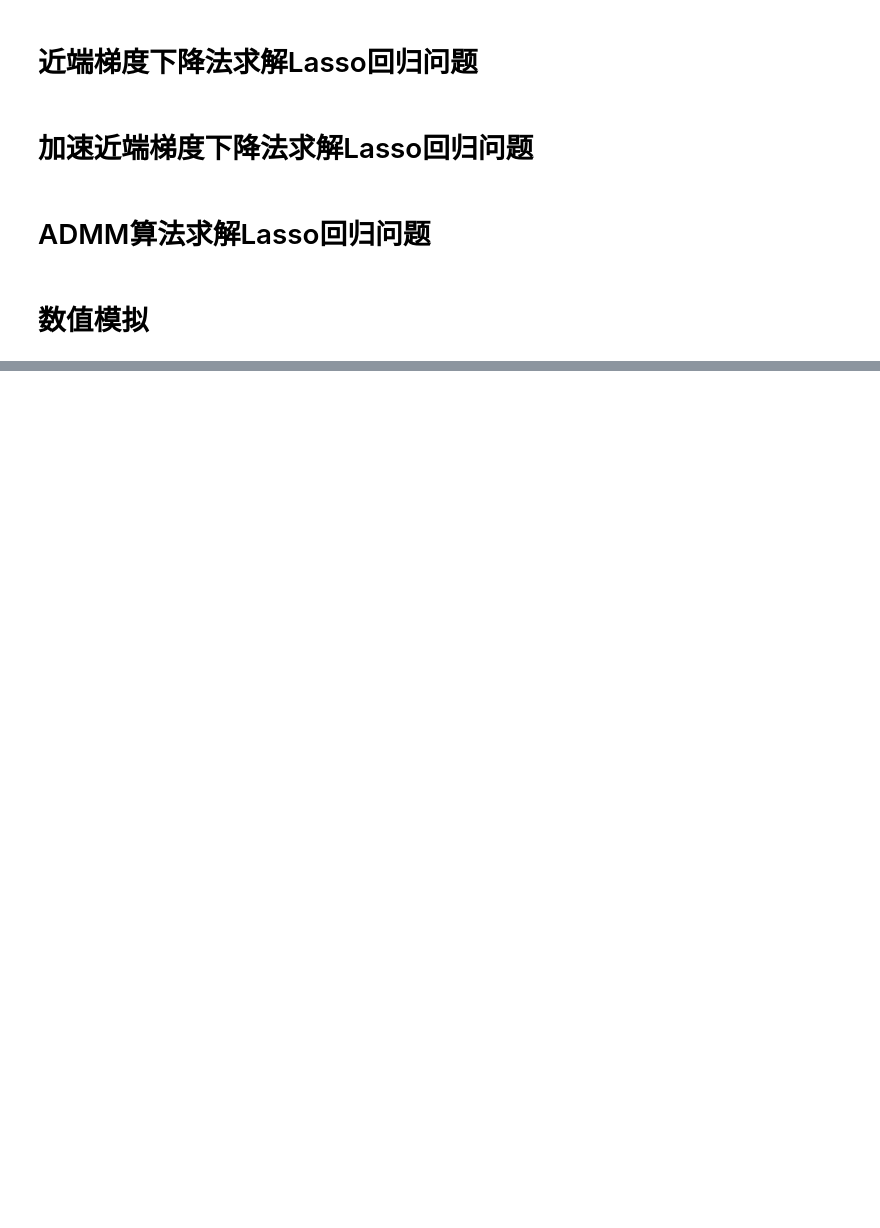
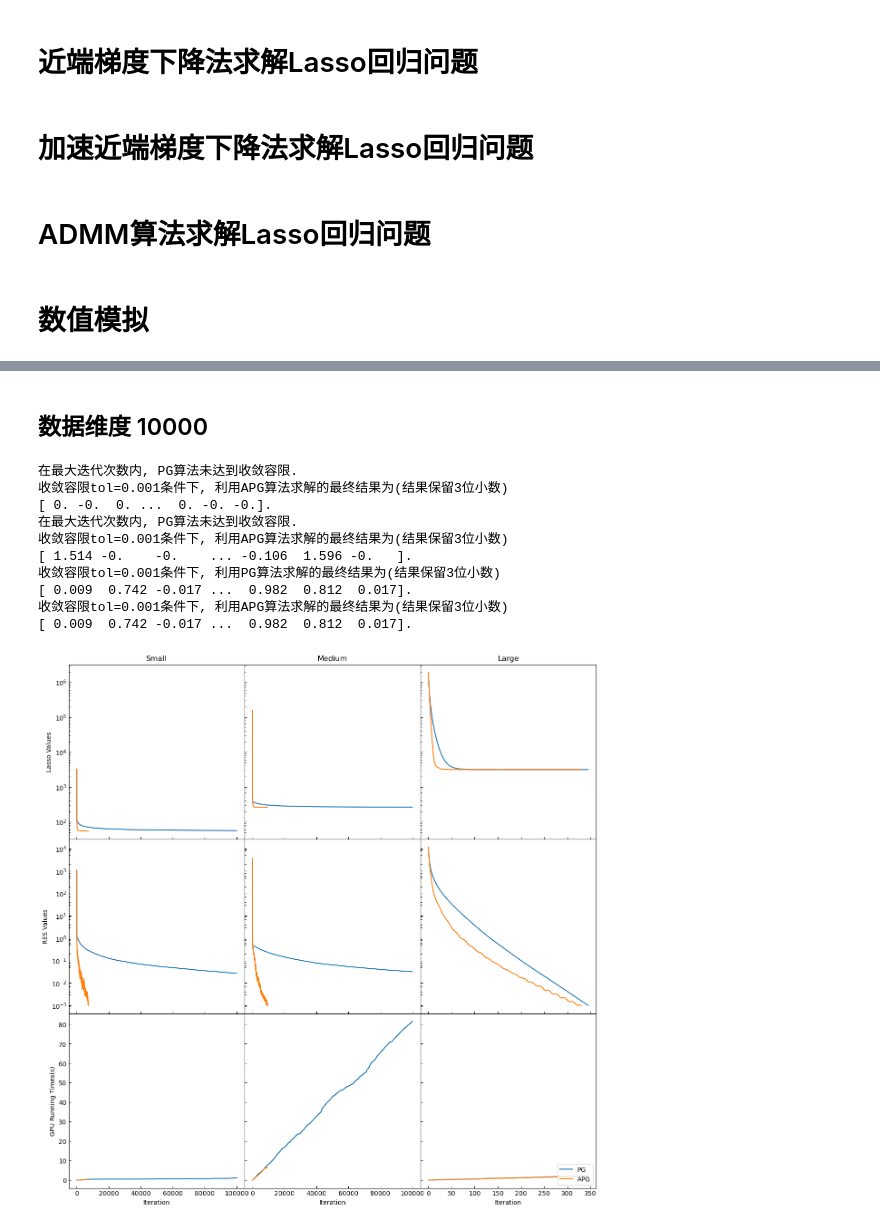
Before and after one commit to IsKevinLiu/S1405004_Homework, a Jupyter notebook: demo.ipynb, the cells around one changed output, grey strips where cells are left out. Cells and saved outputs as stored; diff of their text form; code cells hidden in the pictures; blank space fills up the shorter version.

```diff
--- a/demo.ipynb
+++ b/demo.ipynb
@@ -172,0 +467,49 @@ ADMM time: 167.03486347198486
+# %% [markdown]
+## 数据维度 10000
+# %%
+iters = int(1e5)
+tol = 1e-3
+# 设置画布
+fig, axs = plt.subplots(3, 3, figsize=(15, 15), sharey='row', sharex='col')
+plt.rcParams['xtick.direction'] = 'in'
+plt.rcParams['ytick.direction'] = 'in'
+plt.subplots_adjust(wspace=0, hspace=0)
+algorithms = ['PG', 'APG', 'ADMM']
+data_scales = ['Small', 'Medium', 'Large']
+np.random.seed(1)
+
+for j, num in enumerate([100, 1000, 10000]):
+    matrixA, vectorb, true_coef = generate_data(num, 5000)
+    # show_process=False 不输出中间过程
+    x_pg, y_pg, res_pg, times_pg = pg_lasso(matrixA, vectorb, 0.4, max_iter=iters, tol=tol, plot=False,
+                                            show_process=False)
+    x_apg, y_apg, res_apg, times_apg = apg_lasso(matrixA, vectorb, 0.4, max_iter=iters, tol=tol, plot=False,
+                                                 show_process=False)
+    # x_admm, y_admm, res_admm, times_admm = admm_lasso(matrixA, vectorb, 0.4, 1, max_iter=iters, tol=tol, plot=False,
+    #                                                   show_process=False)
+    Y = [y_pg, y_apg]
+    RES = [res_pg, res_apg]
+    TIMES = [times_pg, times_apg]
+    for i in range(2):
+        view_plot_2(Y[i], RES[i], TIMES[i], axs[:, j], algorithms[i], data_scales[j])
+axs[2, 0].set_xlabel('Iteration')
+axs[2, 1].set_xlabel('Iteration')
+axs[2, 2].set_xlabel('Iteration')
+axs[0, 0].set_ylabel('Lasso Values')
+axs[1, 0].set_ylabel('RES Values')
+axs[2, 0].set_ylabel('GPU Running Times(s)')
+
+plt.legend(loc='upper right')
+plt.show()
+# %% [output]
+在最大迭代次数内, PG算法未达到收敛容限.
+收敛容限tol=0.001条件下, 利用APG算法求解的最终结果为(结果保留3位小数)
+[ 0. -0.  0. ...  0. -0. -0.].
+在最大迭代次数内, PG算法未达到收敛容限.
+收敛容限tol=0.001条件下, 利用APG算法求解的最终结果为(结果保留3位小数)
+[ 1.514 -0.    -0.    ... -0.106  1.596 -0.   ].
+收敛容限tol=0.001条件下, 利用PG算法求解的最终结果为(结果保留3位小数)
+[ 0.009  0.742 -0.017 ...  0.982  0.812  0.017].
+收敛容限tol=0.001条件下, 利用APG算法求解的最终结果为(结果保留3位小数)
+[ 0.009  0.742 -0.017 ...  0.982  0.812  0.017].
+[figure, added]
```
Also changed, not shown: parts of 11 cells of this notebook, 1 other file.
